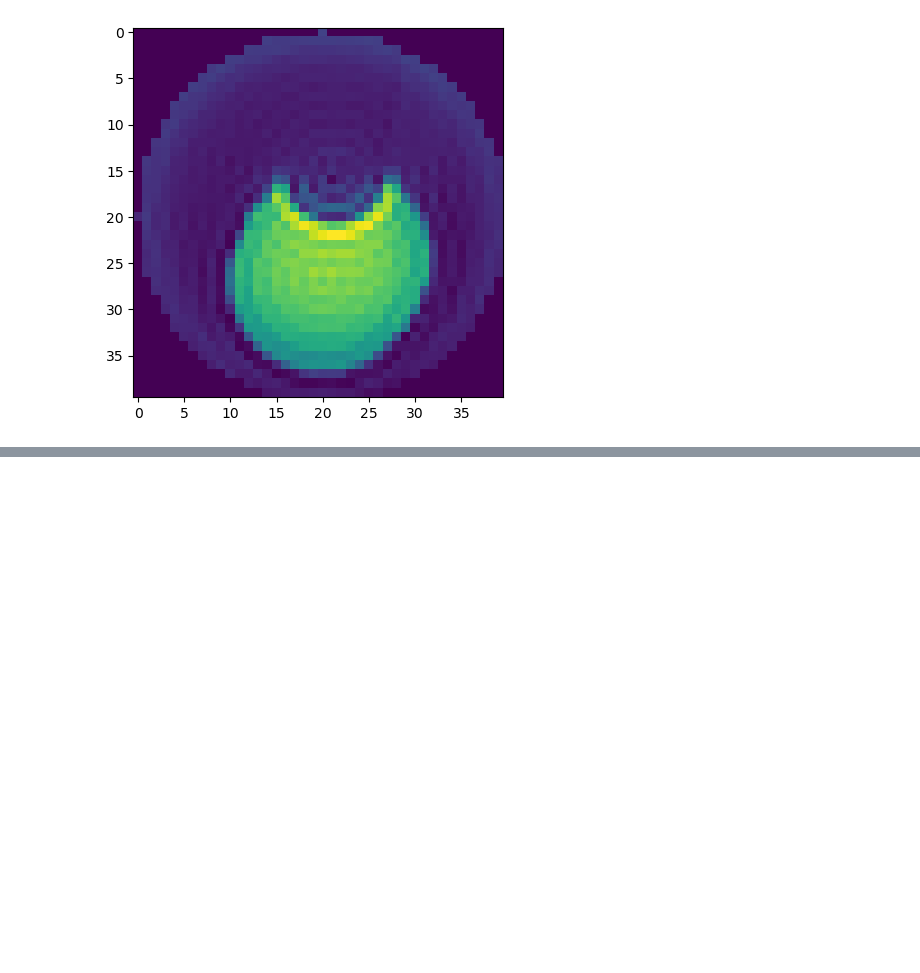
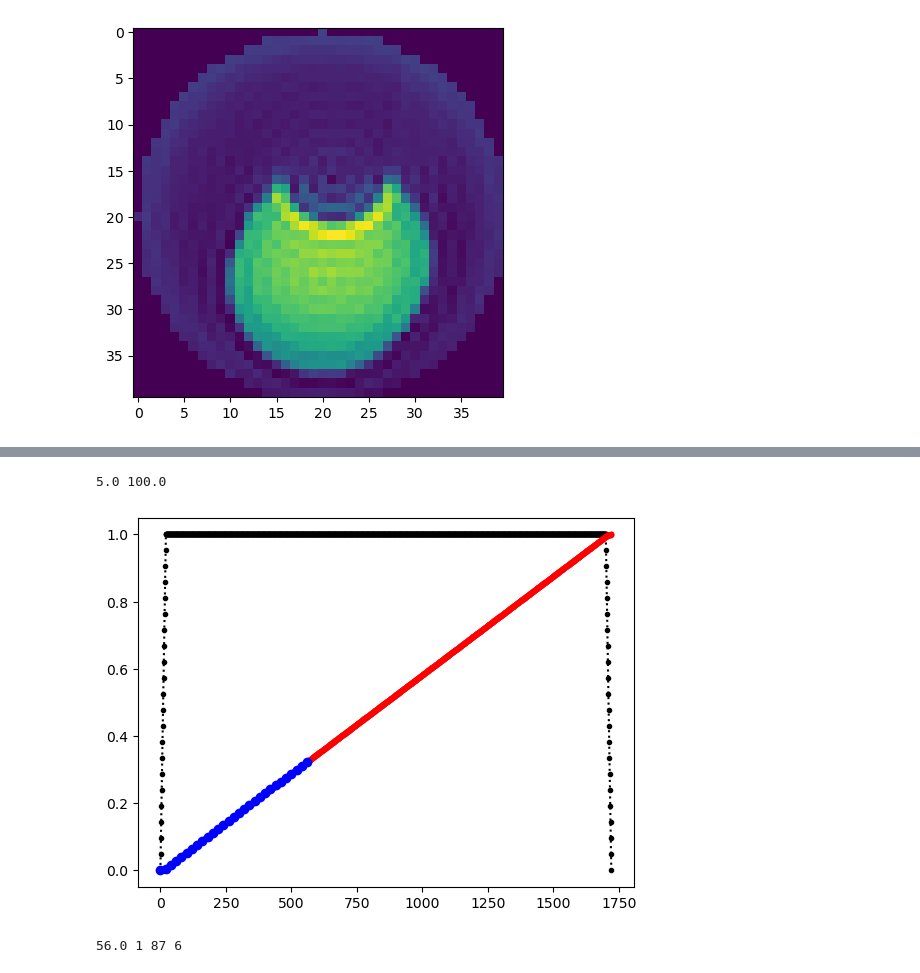
Before and after one commit to Xiao-JI-94158/pyHydra, a Jupyter notebook: UteTest.ipynb, the cells around one changed output, grey strips where cells are left out. Drawn from its saved outputs; the diff is of its cells as text; code cells hidden in the pictures; blank space fills up the shorter version.

```diff
--- a/UteTest.ipynb
+++ b/UteTest.ipynb
@@ -170,0 +210,29 @@ plt.show()
+# %%
+radial = (a.dataset['PARAM']['method'][0]['GradShape1'])
+traj_radial = normalize_array(np.cumsum(radial))
+
+gradRes_us = a.dataset['PARAM']['method'][0]['GradRes'] * 1000
+roRes_us = 1e6/a.dataset['PARAM']['method'][0]['PVM_EffSWh']
+
+print(gradRes_us, roRes_us)
+idx = list(range(len(traj_radial)))[::int(roRes_us/gradRes_us)][:np.shape(FID_2d)[1]]
+traj_cal = traj_radial[::int(roRes_us/gradRes_us)][:np.shape(FID_2d)[1]]
+
+
+plt.figure()
+plt.plot(radial, c= "black", marker='.', linestyle=':')
+plt.plot(traj_radial, c= "red", marker='.', linestyle='-')
+plt.plot(idx,traj_cal, c= "blue", marker='o', linestyle='--')
+plt.show()
+# %% [output]
+5.0 100.0
+[figure, added]
+# %%
+size = a.dataset['PARAM']['method'][0]['PVM_EncMatrix'][0]
+ProUndersampling = a.dataset['PARAM']['method'][0]['ProUndersampling']
+n_theta = (int) ((np.pi * size)/(2*ProUndersampling));
+n_phi = (int) (np.pi*size*np.sin(np.pi/n_theta));
+
+print(size, ProUndersampling,n_theta,n_phi)
+# %% [output]
+56.0 1 87 6
```
Also changed, not shown: parts of 10 cells of this notebook, 16 other files.
